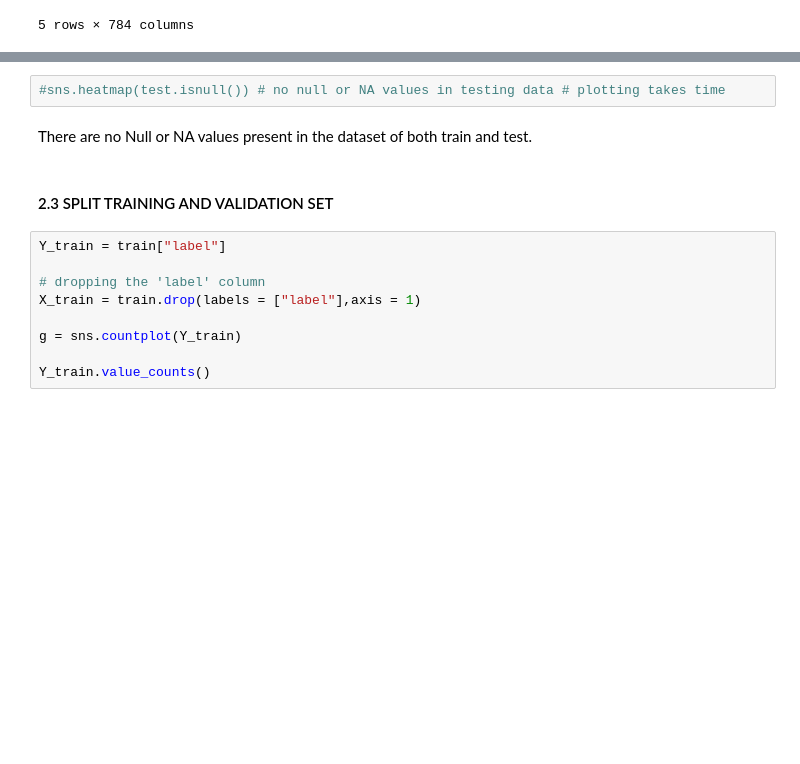
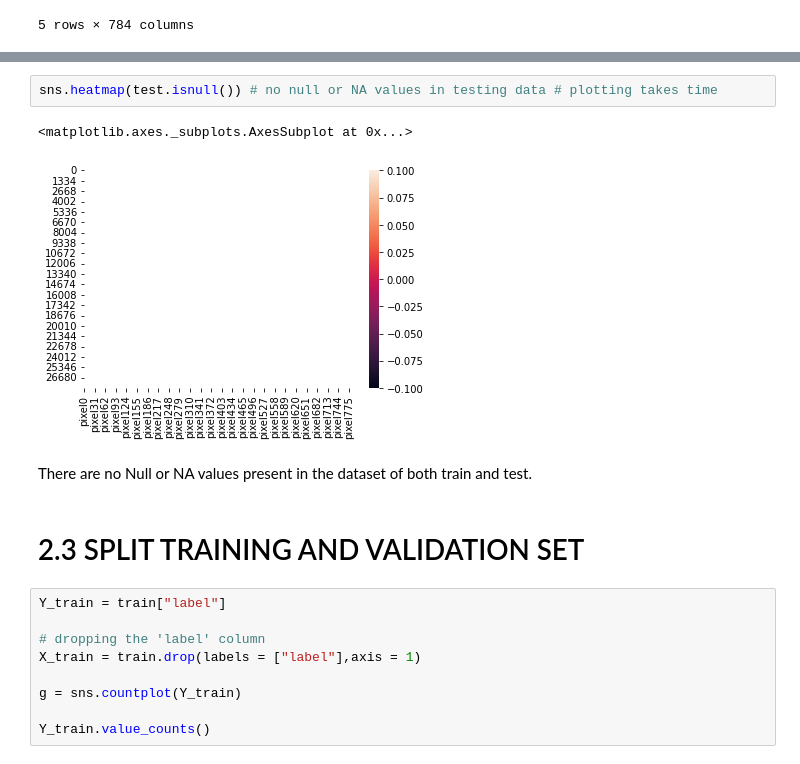
Before and after one commit to chaithrakc/syr_ads_machine_learning, a Jupyter notebook: week08knn_svm_randomforest/hw08/chaithra-hw08-knn-svm-randomforest.ipynb, the cells around one changed output, grey strips where cells are left out. Saved outputs shown, nothing was run; the diff lists cells and outputs as text; blank space fills up the shorter version.

```diff
--- a/week08knn_svm_randomforest/hw08/chaithra-hw08-knn-svm-randomforest.ipynb
+++ b/week08knn_svm_randomforest/hw08/chaithra-hw08-knn-svm-randomforest.ipynb
@@ -80,9 +84,12 @@ test.head()
 # %%
-#sns.heatmap(test.isnull()) # no null or NA values in testing data # plotting takes time
+sns.heatmap(test.isnull()) # no null or NA values in testing data # plotting takes time
+# %% [output]
+<matplotlib.axes._subplots.AxesSubplot at 0x...>
+[figure, added]
 # %% [markdown]
 There are no Null or NA values present in the dataset of both train and test.
 # %% [markdown]
-#### 2.3 SPLIT TRAINING AND VALIDATION SET
+# 2.3 SPLIT TRAINING AND VALIDATION SET
 # %%
 Y_train = train["label"]
 
```
Also changed, not shown: parts of 45 cells of this notebook, 21 other files.
